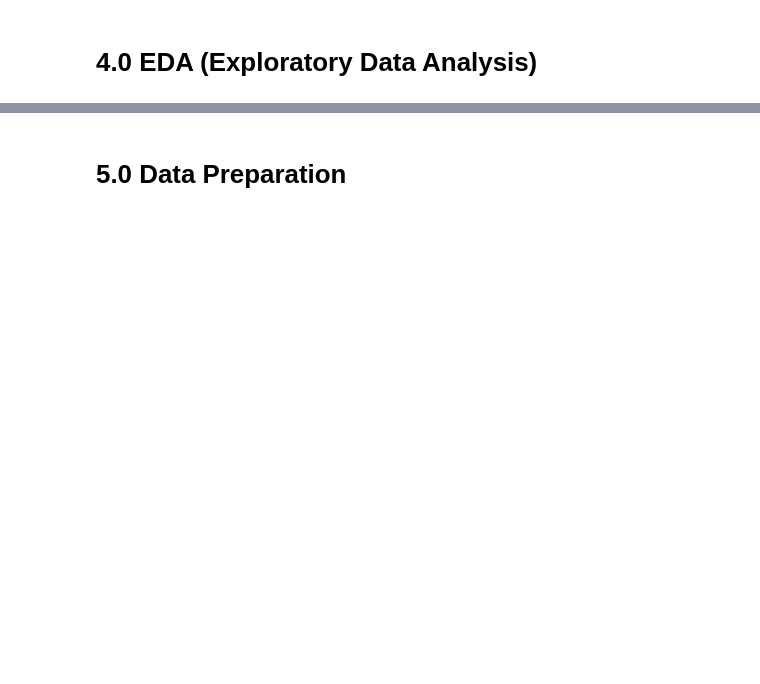
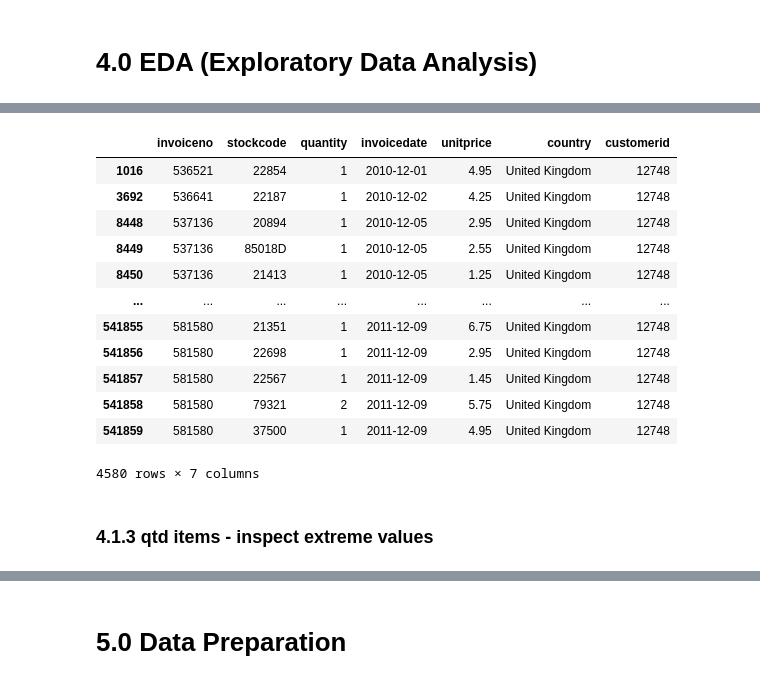
Before and after one commit to ViniciusKos/insiders_clustering, a Jupyter notebook: cluster_circle4.ipynb, the cells around one changed output, grey strips where cells are left out. Drawn from its saved outputs; the diff is of its cells as text; code cells hidden in the pictures; blank space fills up the shorter version.

```diff
--- a/cluster_circle4.ipynb
+++ b/cluster_circle4.ipynb
@@ -566,0 +753,16 @@ df4.head()
+# %%
+df3[df3['customerid']==12748]
+# %% [output]
+|  | invoiceno | stockcode | quantity | invoicedate | unitprice | country | customerid |
+| 1016 | 536521 | 22854 | 1 | 2010-12-01 | 4.95 | United Kingdom | 12748 |
+| 3692 | 536641 | 22187 | 1 | 2010-12-02 | 4.25 | United Kingdom | 12748 |
+| 8448 | 537136 | 20894 | 1 | 2010-12-05 | 2.95 | United Kingdom | 12748 |
+| 8449 | 537136 | 85018D | 1 | 2010-12-05 | 2.55 | United Kingdom | 12748 |
+| 8450 | 537136 | 21413 | 1 | 2010-12-05 | 1.25 | United Kingdom | 12748 |
+| ... | ... | ... | ... | ... | ... | ... | ... |
+| 541855 | 581580 | 21351 | 1 | 2011-12-09 | 6.75 | United Kingdom | 12748 |
+| 541856 | 581580 | 22698 | 1 | 2011-12-09 | 2.95 | United Kingdom | 12748 |
+| 541857 | 581580 | 22567 | 1 | 2011-12-09 | 1.45 | United Kingdom | 12748 |
+| 541858 | 581580 | 79321 | 2 | 2011-12-09 | 5.75 | United Kingdom | 12748 |
+| 541859 | 581580 | 37500 | 1 | 2011-12-09 | 4.95 | United Kingdom | 12748 |
+4580 rows × 7 columns
@@ -566,0 +771,2 @@ df4.head()
+# %% [markdown]
+### 4.1.3 qtd items - inspect extreme values
```
Also changed, not shown: parts of 43 cells of this notebook, 1 other file.
